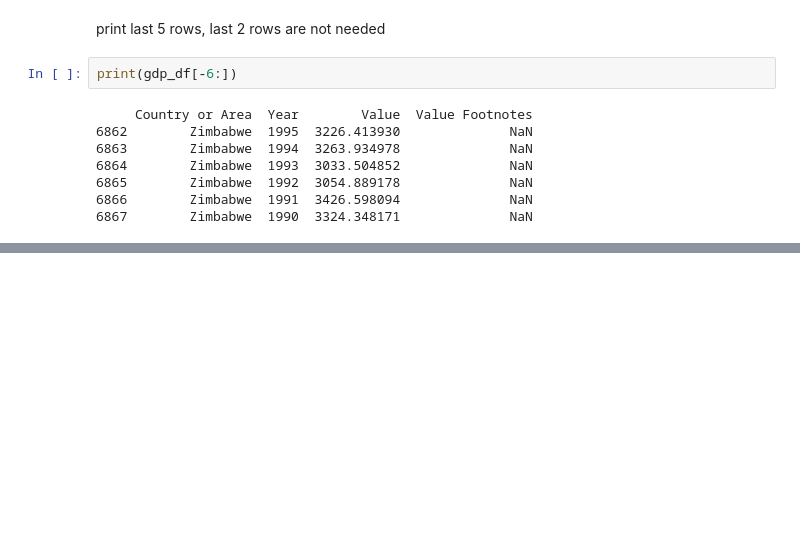
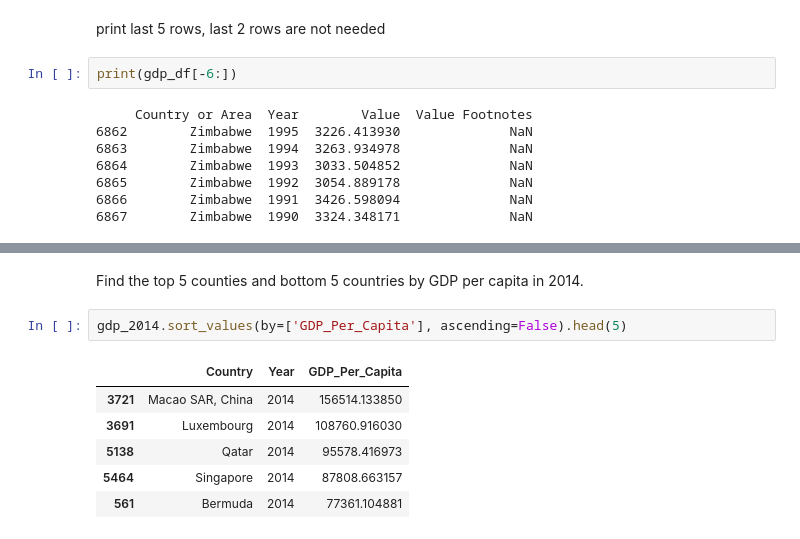
Before and after one commit to nss-data-science-cohort-5/un_exploration-vredd418, a Jupyter notebook: notebooks/UN_Data_Exploration.ipynb, the cells around one changed output, grey strips where cells are left out. Saved outputs shown, nothing was run; the diff lists cells and outputs as text; blank space fills up the shorter version.

```diff
--- a/notebooks/UN_Data_Exploration.ipynb
+++ b/notebooks/UN_Data_Exploration.ipynb
@@ -57,0 +150,11 @@ gdp_df.rename(columns={'Country or Area': 'Country'})
+# %% [markdown]
+Find the top 5 counties and bottom 5 countries by GDP per capita in 2014.
+# %%
+gdp_2014.sort_values(by=['GDP_Per_Capita'], ascending=False).head(5)
+# %% [output]
+|  | Country | Year | GDP_Per_Capita |
+| 3721 | Macao SAR, China | 2014 | 156514.133850 |
+| 3691 | Luxembourg | 2014 | 108760.916030 |
+| 5138 | Qatar | 2014 | 95578.416973 |
+| 5464 | Singapore | 2014 | 87808.663157 |
+| 561 | Bermuda | 2014 | 77361.104881 |
```
Also changed, not shown: parts of 60 cells of this notebook.
